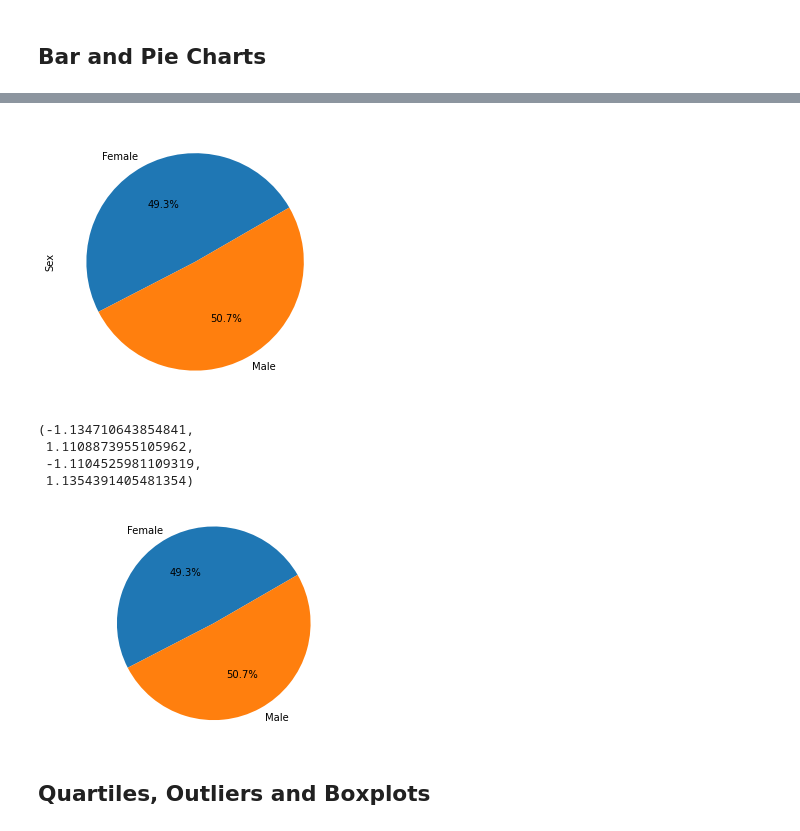
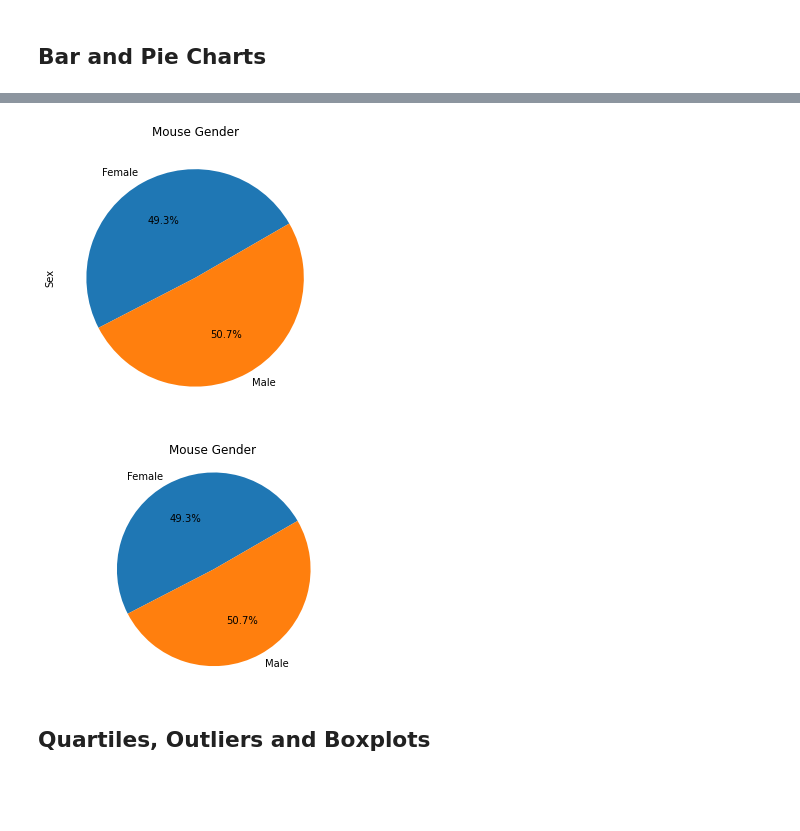
Before and after one commit to moormeierz/Matplotlib, a Jupyter notebook: pymaceuticals_starter.ipynb, the cells around one changed output, grey strips where cells are left out. Saved outputs shown, nothing was run; the diff lists cells and outputs as text; code cells hidden in the pictures; blank space fills up the shorter version.

Commit message:
plt.show() fix

```diff
--- a/pymaceuticals_starter.ipynb
+++ b/pymaceuticals_starter.ipynb
@@ -227,15 +208,16 @@ plt.xticks(x_values, x_values, rotation=90)
 # %%
 # Generate a pie plot showing the distribution of female versus male mice using pandas
 
 gender = clean_data_df.groupby(['Sex']).count()['Mouse ID']
 
 gender_summary_df = pd.DataFrame({'Sex': gender})
 
 pie_chart1 = gender_summary_df.plot.pie(y='Sex',autopct='%1.1f%%', startangle=30, figsize=(5,5))
-
+plt.title('Mouse Gender')
 plt.legend().remove()
+plt.show()
 # %% [output]
-[figure, old version]
+[figure, new version]
 # %%
 # Generate a pie plot showing the distribution of female versus male mice using pyplot
 
@@ -245,12 +227,10 @@ plt.pie(gender, labels= mf_label,
         autopct="%1.1f%%", startangle=30)
 # Create axes which are equal so we have a perfect circle
 plt.axis("equal")
+plt.title('Mouse Gender')
+plt.show()
 # %% [output]
-(-1.134710643854841,
- 1.1108873955105962,
- -1.1104525981109319,
- 1.1354391405481354)
-[figure, old version]
+[figure, new version]
 # %% [markdown]
 ## Quartiles, Outliers and Boxplots
 # %%
```
Also changed, not shown: parts of 3 cells of this notebook.
